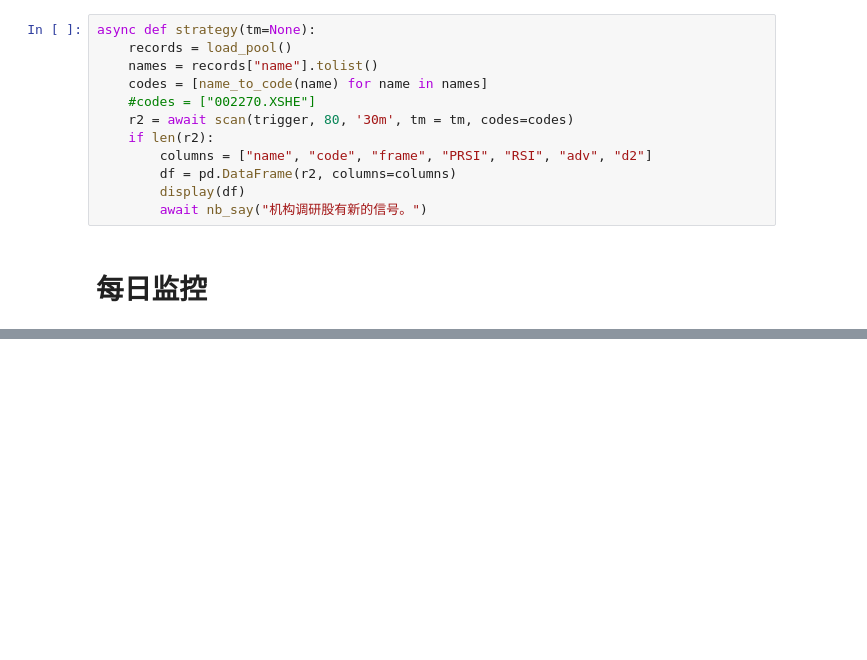
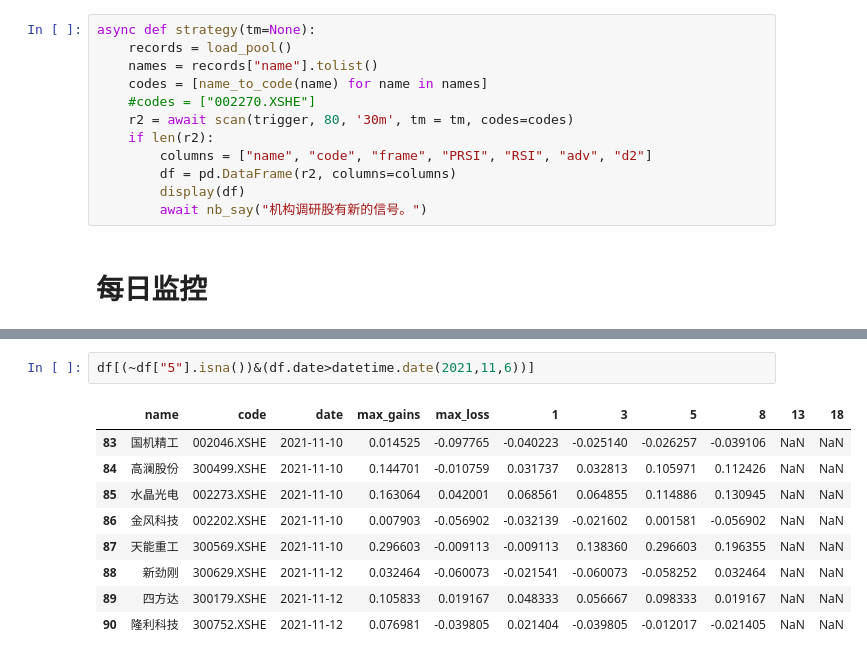
Before and after one commit to zillionare/alpha, a Jupyter notebook: alpha/notebook/【监控】机构调研.ipynb, the cells around one changed output, grey strips where cells are left out. Drawn from its saved outputs; the diff is of its cells as text; blank space fills up the shorter version.

```diff
--- a/alpha/notebook/【监控】机构调研.ipynb
+++ b/alpha/notebook/【监控】机构调研.ipynb
@@ -174,0 +232,12 @@ print("结束一天的机构调研股监控。")
+# %%
+df[(~df["5"].isna())&(df.date>datetime.date(2021,11,6))]
+# %% [output]
+|  | name | code | date | max_gains | max_loss | 1 | 3 | 5 | 8 | 13 | 18 |
+| 83 | 国机精工 | 002046.XSHE | 2021-11-10 | 0.014525 | -0.097765 | -0.040223 | -0.025140 | -0.026257 | -0.039106 | NaN | NaN |
+| 84 | 高澜股份 | 300499.XSHE | 2021-11-10 | 0.144701 | -0.010759 | 0.031737 | 0.032813 | 0.105971 | 0.112426 | NaN | NaN |
+| 85 | 水晶光电 | 002273.XSHE | 2021-11-10 | 0.163064 | 0.042001 | 0.068561 | 0.064855 | 0.114886 | 0.130945 | NaN | NaN |
+| 86 | 金风科技 | 002202.XSHE | 2021-11-10 | 0.007903 | -0.056902 | -0.032139 | -0.021602 | 0.001581 | -0.056902 | NaN | NaN |
+| 87 | 天能重工 | 300569.XSHE | 2021-11-10 | 0.296603 | -0.009113 | -0.009113 | 0.138360 | 0.296603 | 0.196355 | NaN | NaN |
+| 88 | 新劲刚 | 300629.XSHE | 2021-11-12 | 0.032464 | -0.060073 | -0.021541 | -0.060073 | -0.058252 | 0.032464 | NaN | NaN |
+| 89 | 四方达 | 300179.XSHE | 2021-11-12 | 0.105833 | 0.019167 | 0.048333 | 0.056667 | 0.098333 | 0.019167 | NaN | NaN |
+| 90 | 隆利科技 | 300752.XSHE | 2021-11-12 | 0.076981 | -0.039805 | 0.021404 | -0.039805 | -0.012017 | -0.021405 | NaN | NaN |
```
Also changed, not shown: parts of 8 cells of this notebook, 36 other files.
